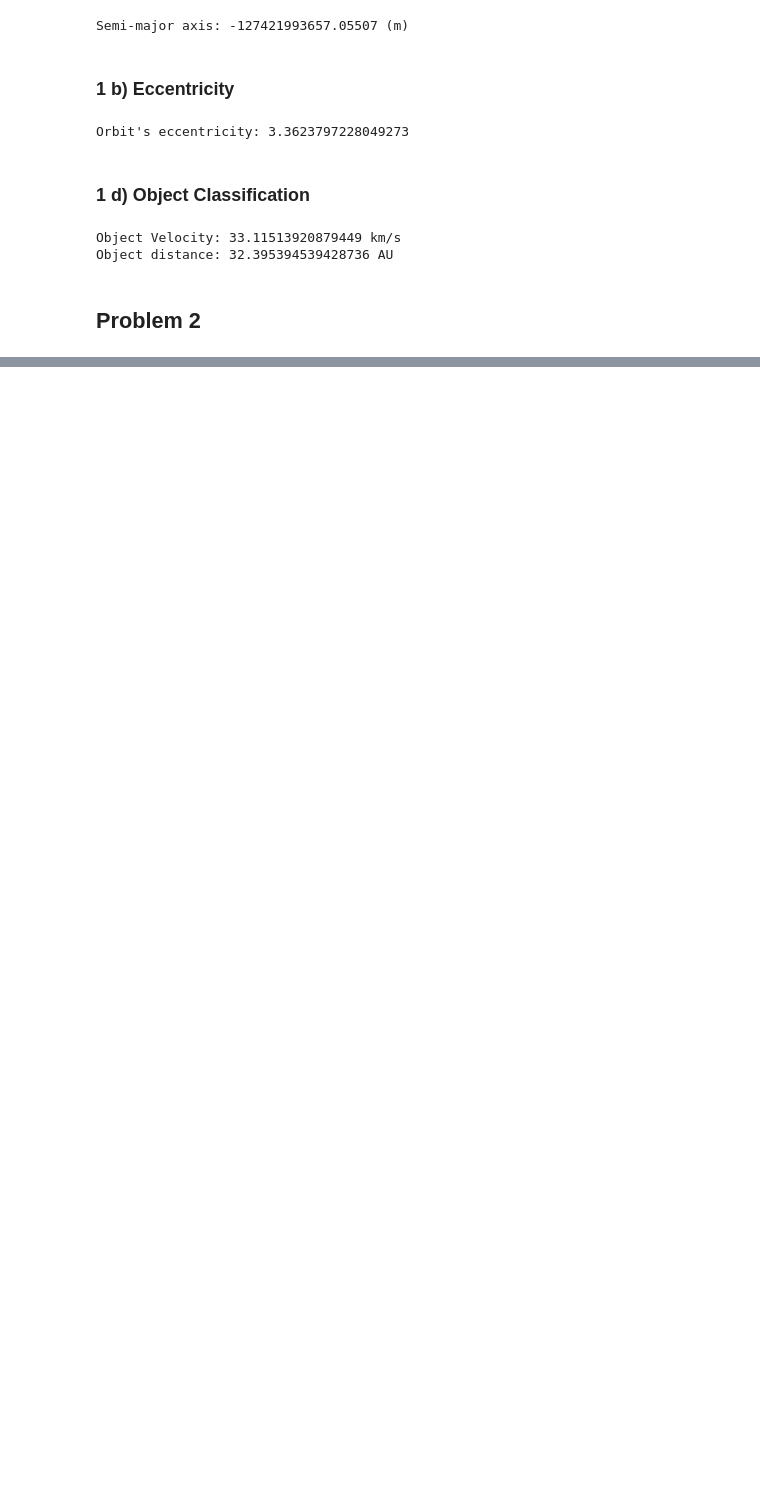
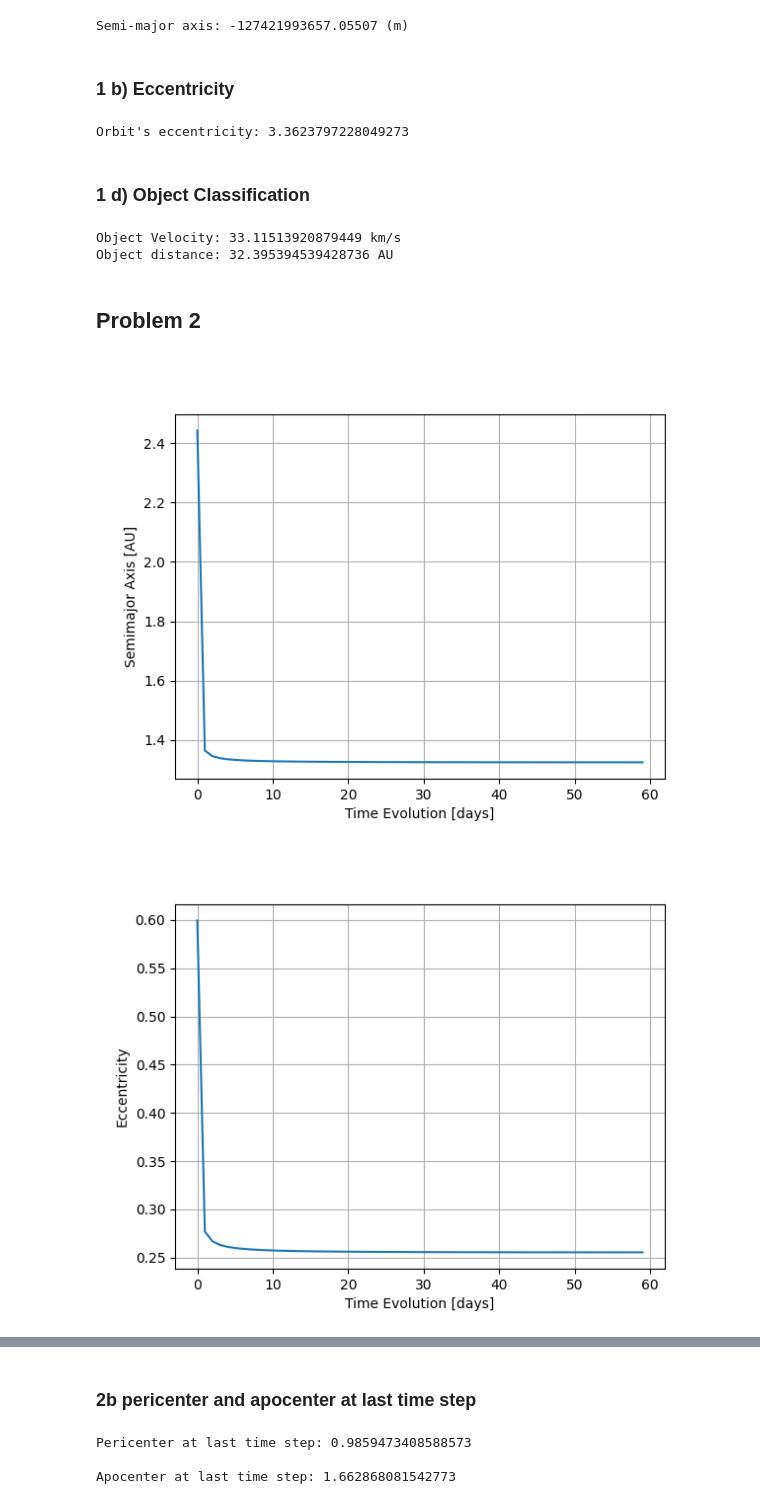
Before and after one commit to Koitchyy/AA179, a Jupyter notebook: pset5.ipynb, the cells around one changed output, grey strips where cells are left out. Saved outputs shown, nothing was run; the diff lists cells and outputs as text; code cells hidden in the pictures; blank space fills up the shorter version.

```diff
--- a/pset5.ipynb
+++ b/pset5.ipynb
@@ -93,3 +93,38 @@ vy = data[:,4] * 1e3
 vz = data[:,5] * 1e3
 
 t = np.arange(0, 60, 1)
+mu_sun = G * m_sun
+# %%
+a_all = []
+e_all = []
+i_all = []
+
+for xi, yi, zi, vxi, vyi, vzi in zip(x, y, z, vx, vy, vz):
+    a, e, i, w, W, M = kpl.coord2elem(xi, yi, zi, vxi, vyi, vzi, mu_sun)
+    a_all.append(a)
+    e_all.append(e)
+    i_all.append(np.degrees(i))  # Convert radians to degrees for inclination
+
+plt.figure()
+plt.plot(t, np.array(a_all) / AU2meter)
+plt.xlabel("Time Evolution [days]")
+plt.ylabel("Semimajor Axis [AU]")
+plt.grid(True)
+plt.show()
+
+plt.figure()
+plt.plot(t, e_all)
+plt.xlabel("Time Evolution [days]")
+plt.ylabel("Eccentricity")
+plt.grid(True)
+plt.show()
+
+plt.figure()
+plt.plot(t, i_all)
+plt.xlabel("Time Evolution [days]")
+plt.ylabel("Inclination [deg]")
+plt.grid(True)
+plt.show()
+# %% [output]
+[figure, added]
+[figure, added]
@@ -95,0 +132,15 @@ t = np.arange(0, 60, 1)
+# %% [markdown]
+### 2b pericenter and apocenter at last time step
+# %%
+a_last = a_all[-1]
+e_last = e_all[-1]
+
+r_p_last = a_last * (1 - e_last)
+r_a_last = a_last * (1 + e_last)
+
+print(f"Pericenter at last time step: {r_p_last / AU2meter} \n")
+print(f"Apocenter at last time step: {r_a_last / AU2meter}")
+# %% [output]
+Pericenter at last time step: 0.9859473408588573
+
+Apocenter at last time step: 1.662868081542773
```
Also changed, not shown: parts of 3 cells of this notebook, 1 other file.
